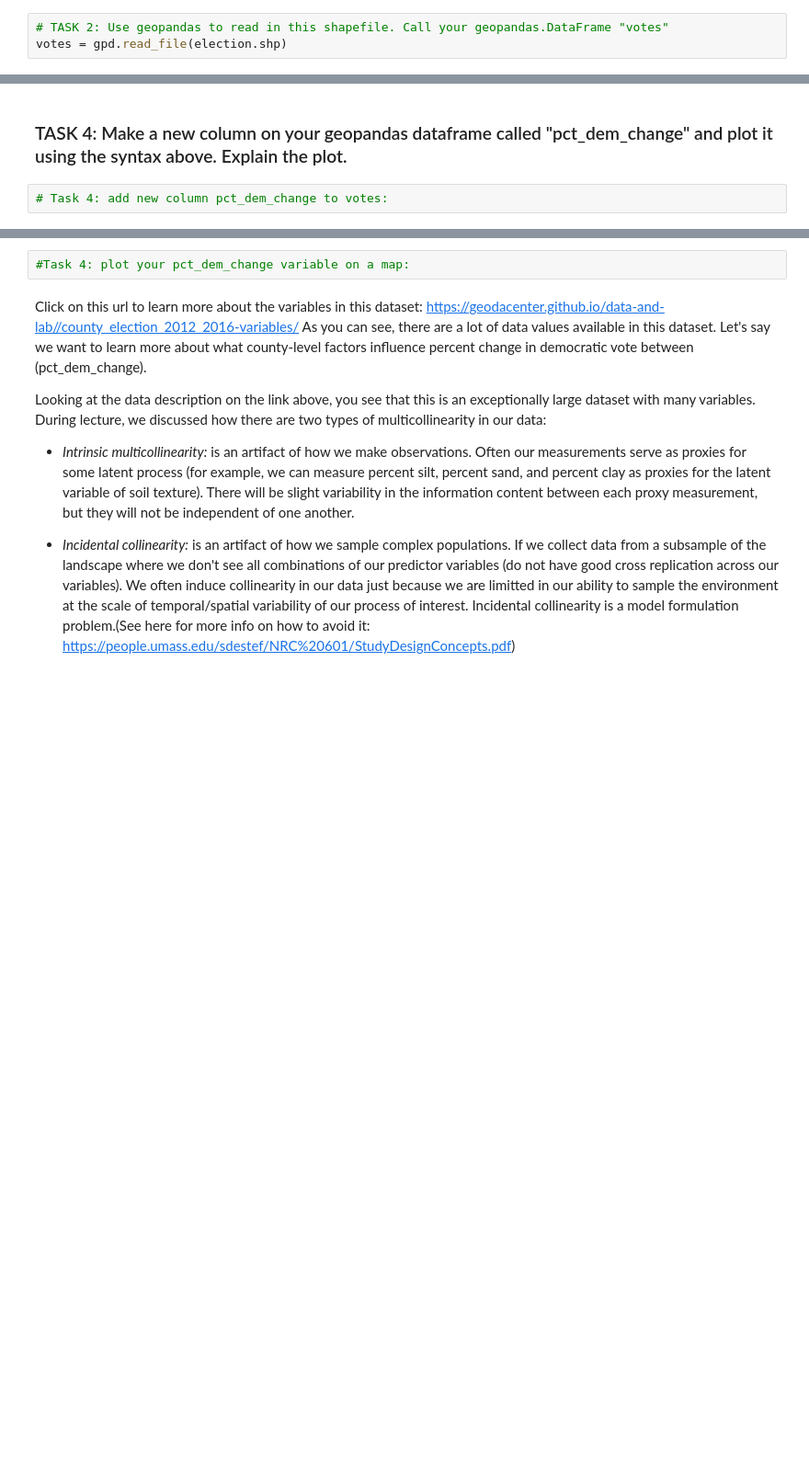
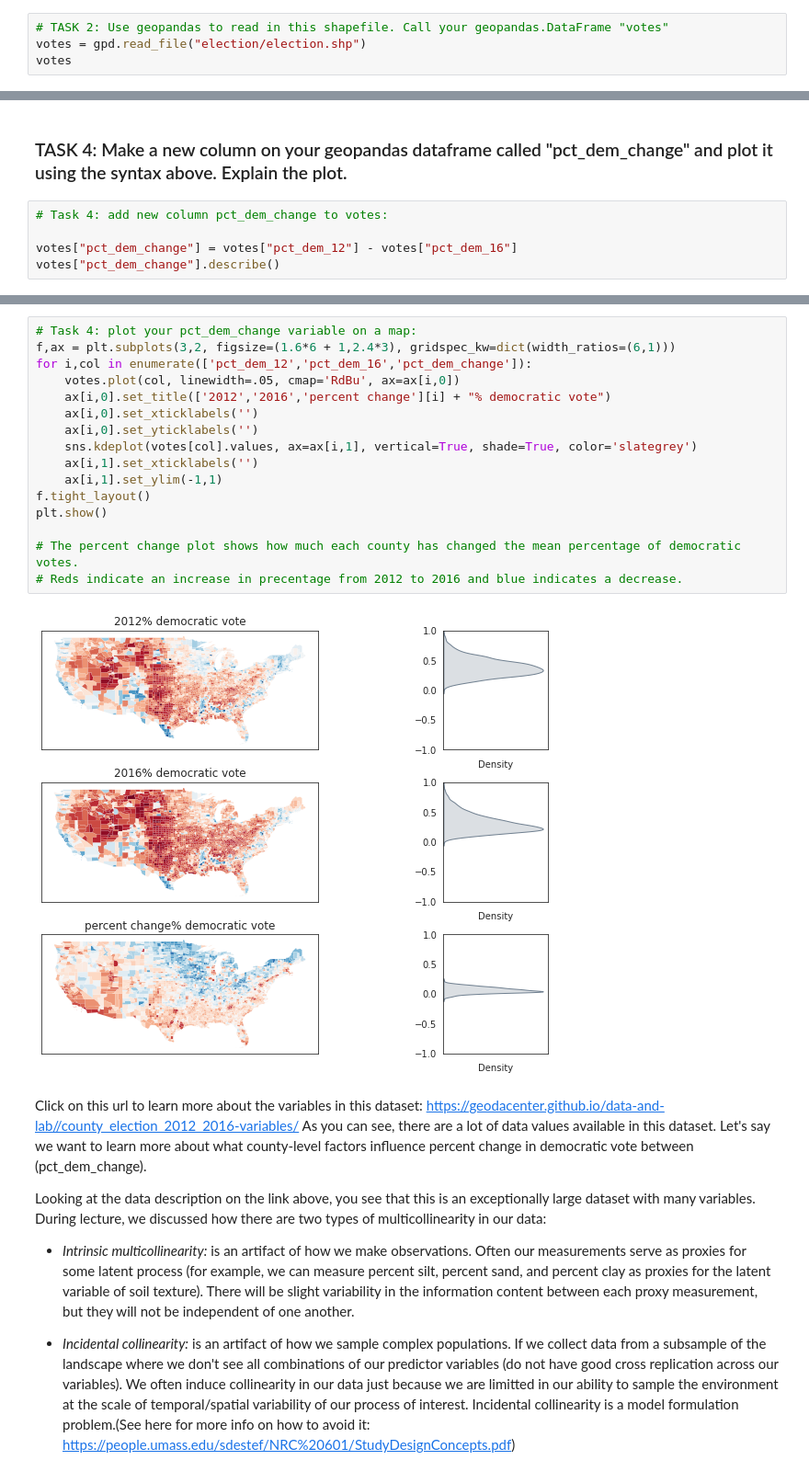
Before and after one commit to baedgert/EnvDatSci22, a Jupyter notebook: CodeSprints/multicollinearity_methods.ipynb, the cells around one changed output, grey strips where cells are left out. Shown at 92% size. Cells and saved outputs as stored; diff of their text form; blank space fills up the shorter version.

```diff
--- a/CodeSprints/multicollinearity_methods.ipynb
+++ b/CodeSprints/multicollinearity_methods.ipynb
@@ -93,5 +93,6 @@ replace election/election.dbf? [y]es, [n]o, [A]ll, [N]one, [r]ename: y
 ### TASK 2: Use geopandas to read in this shapefile. Call your geopandas.DataFrame "votes"
 # %%
 # TASK 2: Use geopandas to read in this shapefile. Call your geopandas.DataFrame "votes"
-votes = gpd.read_file(election.shp)
+votes = gpd.read_file("election/election.shp")
+votes
 # %% [output]
@@ -143,3 +203,6 @@ plt.show()
 ### TASK 4: Make a new column on your geopandas dataframe called "pct_dem_change" and plot it using the syntax above. Explain the plot.
 # %%
 # Task 4: add new column pct_dem_change to votes:
+
+votes["pct_dem_change"] = votes["pct_dem_12"] - votes["pct_dem_16"]
+votes["pct_dem_change"].describe()
@@ -146,5 +219,21 @@ plt.show()
-# %%
-#Task 4: plot your pct_dem_change variable on a map:
+# %%
+# Task 4: plot your pct_dem_change variable on a map:
+f,ax = plt.subplots(3,2, figsize=(1.6*6 + 1,2.4*3), gridspec_kw=dict(width_ratios=(6,1)))
+for i,col in enumerate(['pct_dem_12','pct_dem_16','pct_dem_change']):
+    votes.plot(col, linewidth=.05, cmap='RdBu', ax=ax[i,0])
+    ax[i,0].set_title(['2012','2016','percent change'][i] + "% democratic vote")
+    ax[i,0].set_xticklabels('')
+    ax[i,0].set_yticklabels('')
+    sns.kdeplot(votes[col].values, ax=ax[i,1], vertical=True, shade=True, color='slategrey')
+    ax[i,1].set_xticklabels('')
+    ax[i,1].set_ylim(-1,1)
+f.tight_layout()
+plt.show()
+
+# The percent change plot shows how much each county has changed the mean percentage of democratic votes.
+# Reds indicate an increase in precentage from 2012 to 2016 and blue indicates a decrease.
+# %% [output]
+[figure, added]
 # %% [markdown]
 Click on this url to learn more about the variables in this dataset: https://geodacenter.github.io/data-and-lab//county_election_2012_2016-variables/
 As you can see, there are a lot of data values available in this dataset. Let's say we want to learn more about what county-level factors influence percent change in democratic vote between (pct_dem_change).
```
Also changed, not shown: parts of 11 cells of this notebook.
